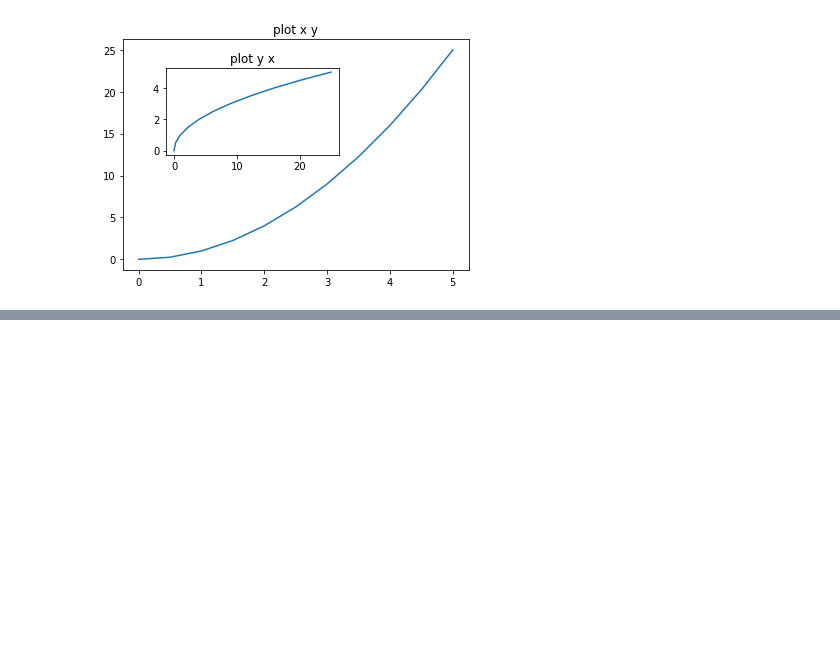
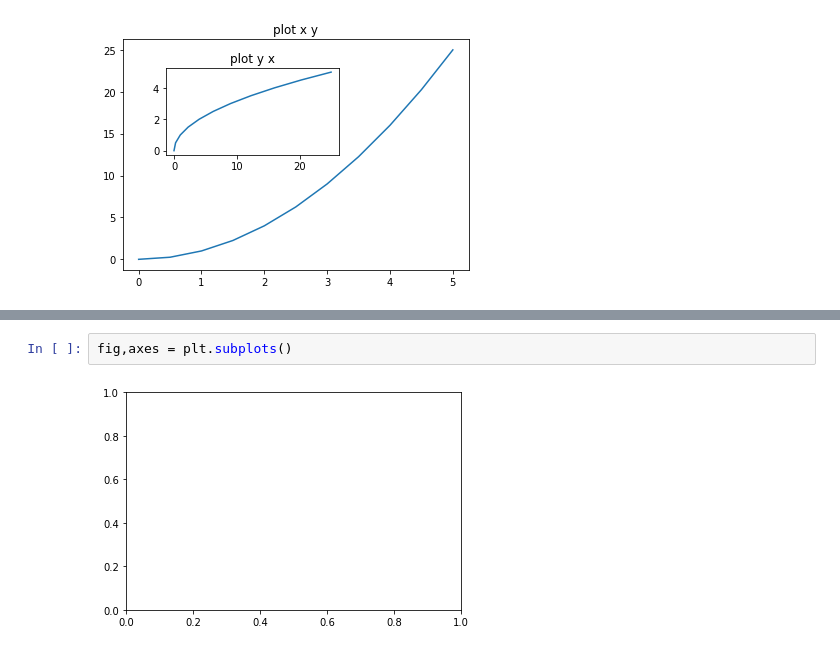
Before and after one commit to sigitp-git/miscell-pydsml, a Jupyter notebook: MatPlotLib/MatPlotLib-basics.ipynb, the cells around one changed output, grey strips where cells are left out. Saved outputs shown, nothing was run; the diff lists cells and outputs as text; blank space fills up the shorter version.

Commit message:
subplots()

```diff
--- a/MatPlotLib/MatPlotLib-basics.ipynb
+++ b/MatPlotLib/MatPlotLib-basics.ipynb
@@ -142,0 +147,4 @@ Text(0.5, 1.0, 'plot y x')
+# %%
+fig,axes = plt.subplots()
+# %% [output]
+[figure, added]
```
Also changed, not shown: parts of 7 cells of this notebook.
